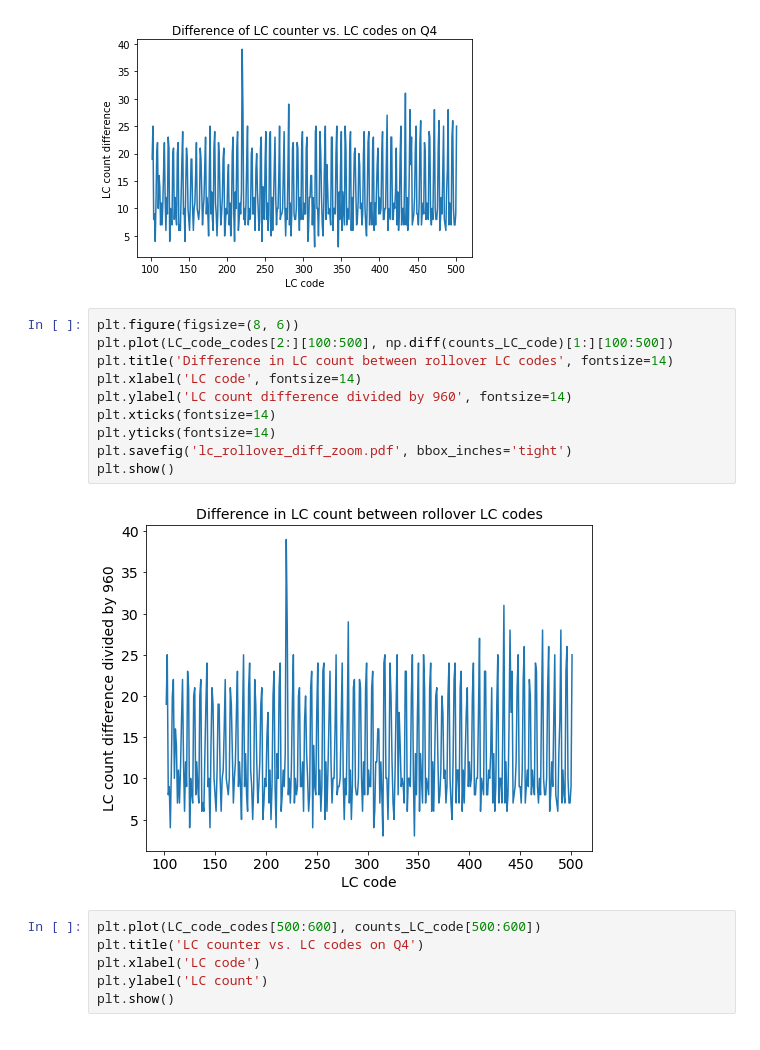
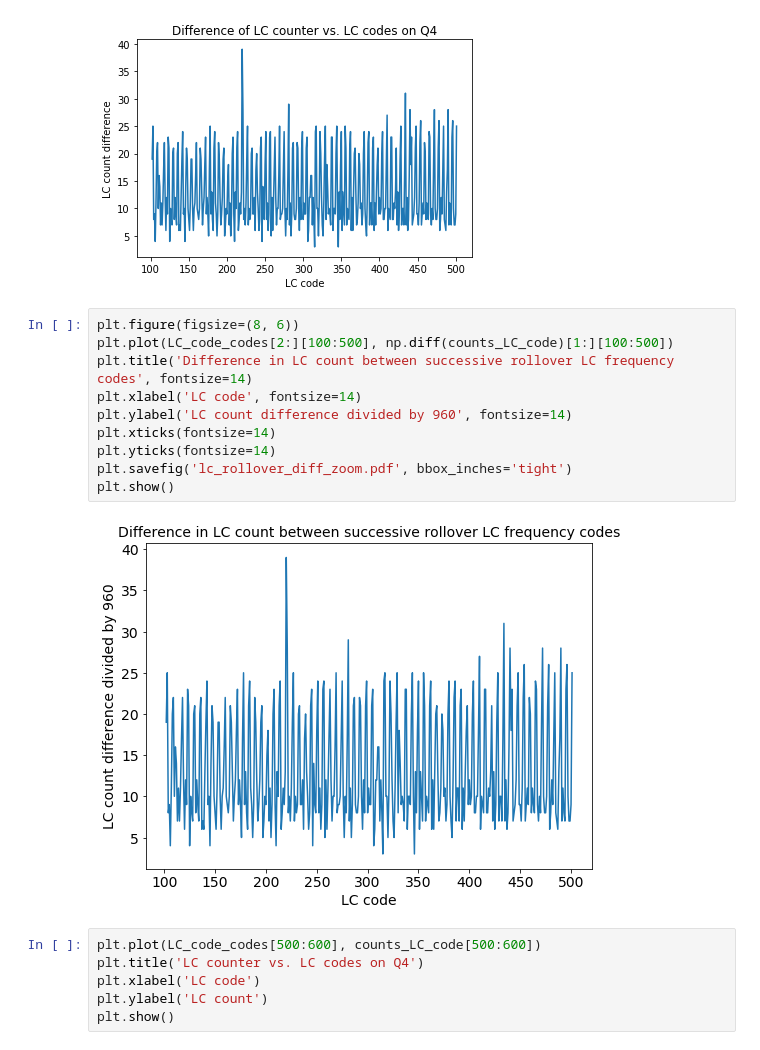
Before and after one commit to cwdao/scum-test-code, a Jupyter notebook: scum/LC_sweep/LC_monotonic.ipynb, the cells around one changed output. Cells and saved outputs as stored; diff of their text form.

Commit message:
Change plot titles

```diff
--- a/scum/LC_sweep/LC_monotonic.ipynb
+++ b/scum/LC_sweep/LC_monotonic.ipynb
@@ -201,15 +201,15 @@ plt.show()
 # %%
 plt.figure(figsize=(8, 6))
 plt.plot(LC_code_codes[2:][100:500], np.diff(counts_LC_code)[1:][100:500])
-plt.title('Difference in LC count between rollover LC codes', fontsize=14)
+plt.title('Difference in LC count between successive rollover LC frequency codes', fontsize=14)
 plt.xlabel('LC code', fontsize=14)
 plt.ylabel('LC count difference divided by 960', fontsize=14)
 plt.xticks(fontsize=14)
 plt.yticks(fontsize=14)
 plt.savefig('lc_rollover_diff_zoom.pdf', bbox_inches='tight')
 plt.show()
 # %% [output]
-[figure, old version]
+[figure, new version]
 # %%
 plt.plot(LC_code_codes[500:600], counts_LC_code[500:600])
 plt.title('LC counter vs. LC codes on Q4')
```
Also changed, not shown: parts of 2 cells of this notebook, 11 other files.
